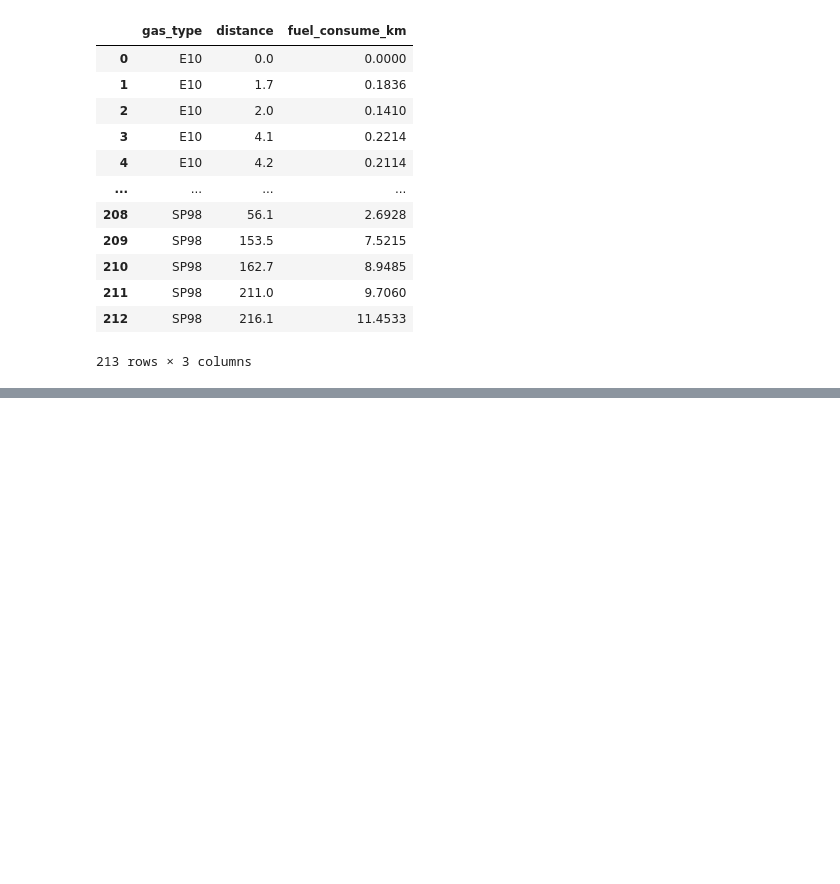
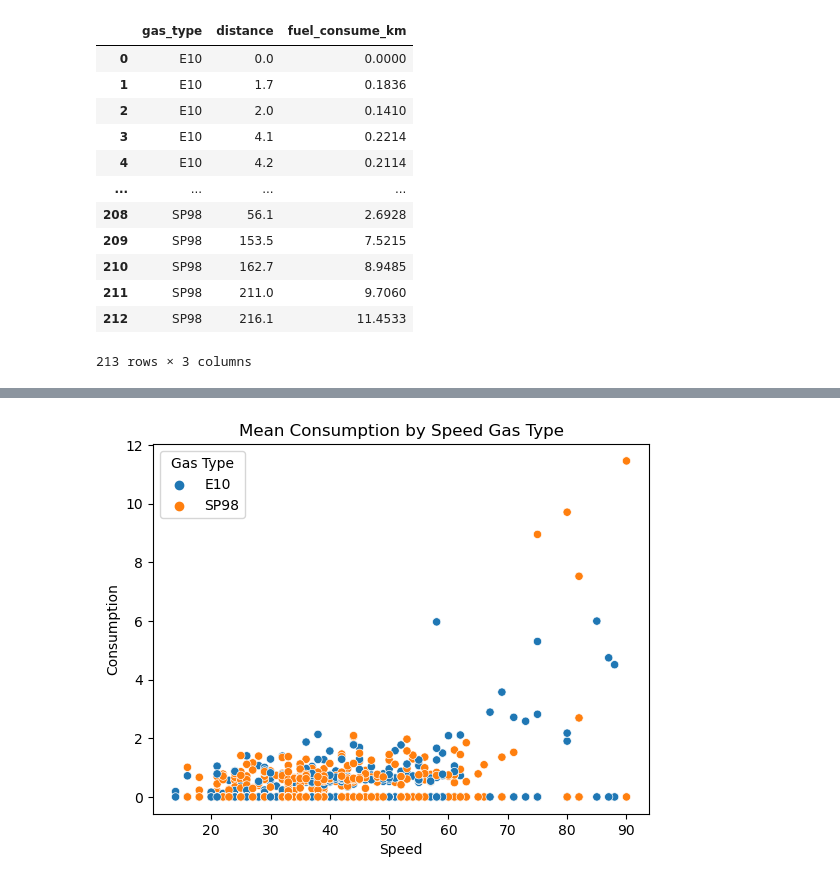
Before and after one commit to ironhack-edu/technical_challenge_DA, a Jupyter notebook: data/Visualizing_data.ipynb, the cells around one changed output, grey strips where cells are left out. Drawn from its saved outputs; the diff is of its cells as text; code cells hidden in the pictures; blank space fills up the shorter version.

```diff
--- a/data/Visualizing_data.ipynb
+++ b/data/Visualizing_data.ipynb
@@ -149,14 +120,9 @@ KeyError: 'speed'
-# %%
-# Plotting the scatterplot
-plt.figure(figsize=(10, 6))
-
-for gas_type in mean_consumption_km_by_speed_by_type['gas_type'].unique():
-    data = mean_consumption_km_by_speed_by_type[mean_consumption_km_by_speed_by_type['gas_type'] == gas_type]
-    plt.scatter(data['speed'], data['fuel_consume_km'], label=gas_type)
-
-plt.xlabel('Speed')
-plt.ylabel('Mean Consumption km')
-plt.title('Mean Consumption by Speed by Gas Type')
-plt.legend()
-plt.grid(True)
-plt.show()
+# %%
+sns.scatterplot(x='speed', y='fuel_consume_km', hue='gas_type', data=data)
+plt.xlabel('Speed')
+plt.ylabel('Consumption')
+plt.title('Mean Consumption by Speed Gas Type')
+plt.legend(title='Gas Type')
+plt.show()
+# %% [output]
+[figure, added]
```
Also changed, not shown: parts of 13 cells of this notebook, 1 other file.
